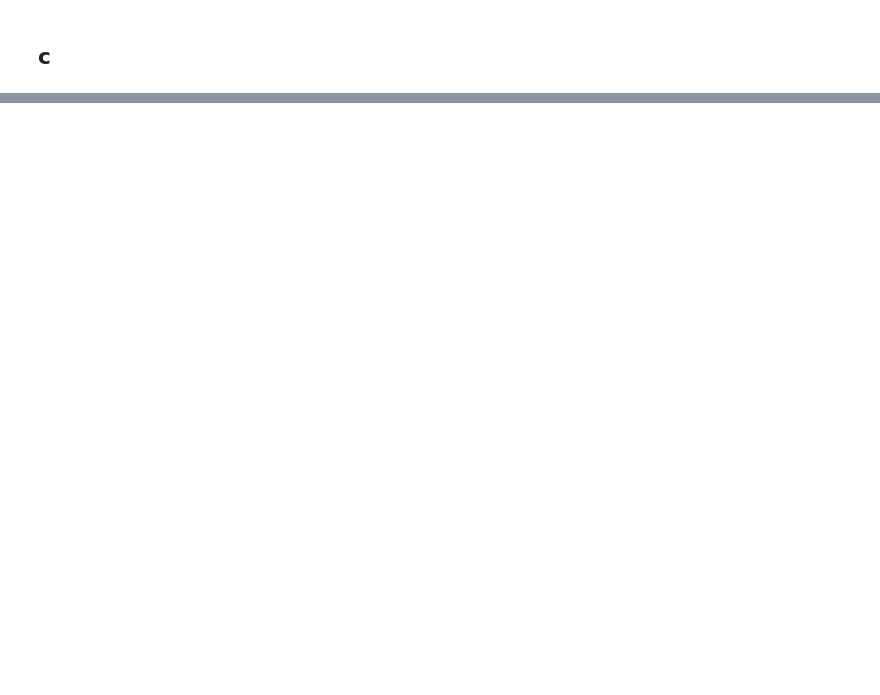
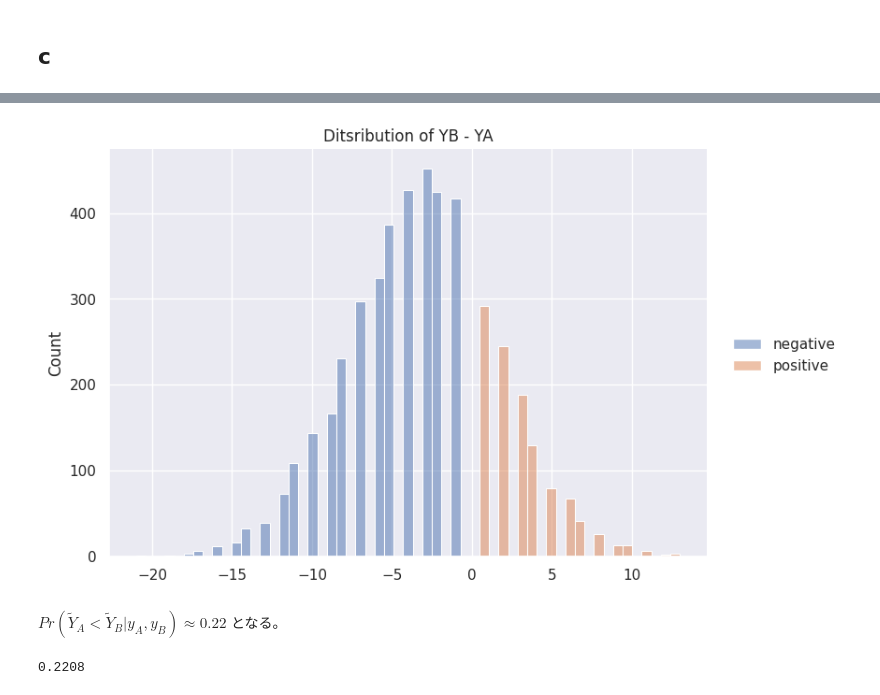
Before and after one commit to savioursho/a-first-cource-in-baysian-statistical-methods, a Jupyter notebook: notebooks/chapter04/02-excercise4_2.ipynb, the cells around one changed output, grey strips where cells are left out. Cells and saved outputs as stored; diff of their text form; code cells hidden in the pictures; blank space fills up the shorter version.

```diff
--- a/notebooks/chapter04/02-excercise4_2.ipynb
+++ b/notebooks/chapter04/02-excercise4_2.ipynb
@@ -167,0 +279,10 @@ _ = g.set(xscale="log", title=r"$n_0 ~ v.s. ~ Pr(\theta_A < \theta_B| y_A, y_B)$
+# %%
+plot_difference_of_variables(df_predictive_sample, "YB", "YA")
+# %% [output]
+[figure, added]
+# %% [markdown]
+$Pr(\tilde{Y} _A < \tilde{Y} _B | y_A, y_B) \approx 0.22$ となる。
+# %%
+df_predictive_sample["YA"].lt(df_predictive_sample["YB"]).mean()
+# %% [output]
+0.2208
```
Also changed, not shown: parts of 15 cells of this notebook.
